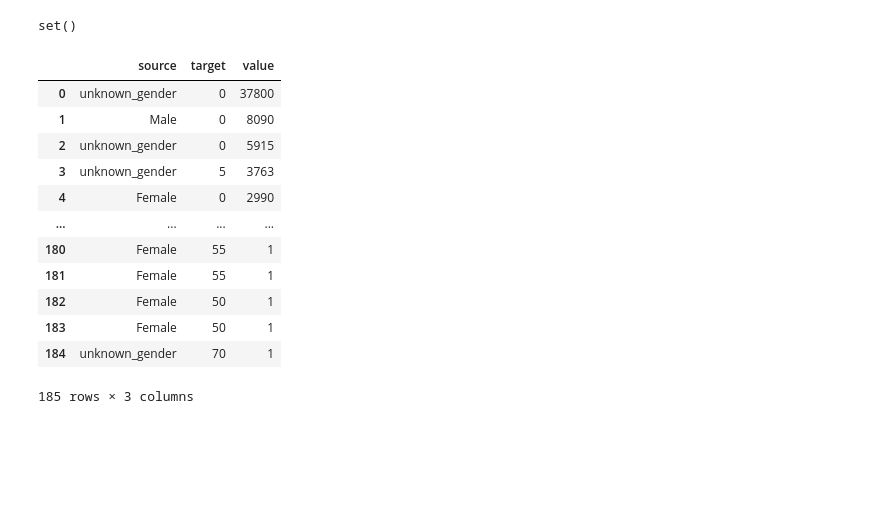
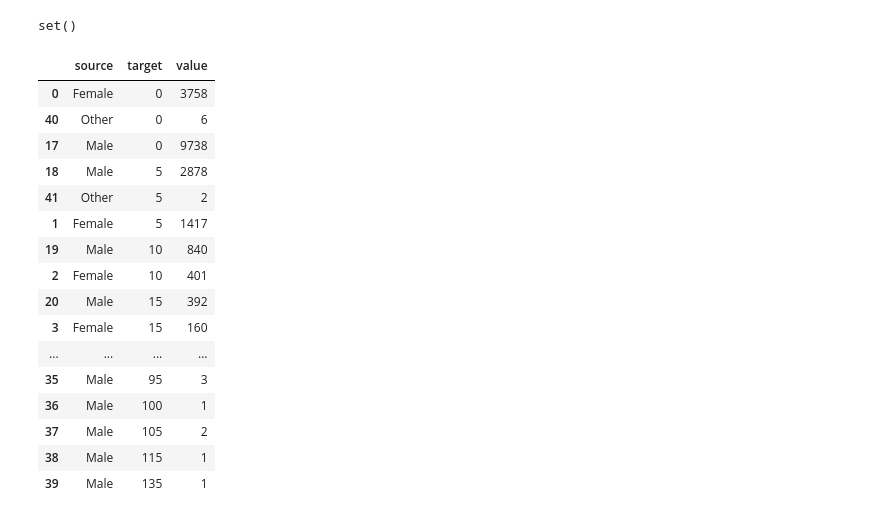
Before and after one commit to jorislimonier/collab-viz, a Jupyter notebook: joris/data_preprocessing.ipynb, the cells around one changed output. Saved outputs shown, nothing was run; the diff lists cells and outputs as text; code cells hidden in the pictures; blank space fills up the shorter version.

Commit message:
group redundancies gender to nb_albums

```diff
--- a/joris/data_preprocessing.ipynb
+++ b/joris/data_preprocessing.ipynb
@@ -101,12 +107,14 @@ display(albums_data.head(2), artists_data.head(2))
 | 0 | ObjectId(56d7e91b6b60c09814f93e4a) | NaN | [{"id_member_musicbrainz":"3ec05e... | Group |
 | 1 | ObjectId(56d7e91c6b60c09814f93e4c) | NaN | [{"id_member_musicbrainz":"82bd3d... | Group |
 # %%
-df_albums = albums_data\
-    .copy()\
-    .groupby("id_artist").count()\
-    .rename(columns={"_id": "nb_albums"})\
-    .reset_index()
-df_albums["id_artist"] = [element if element.startswith("ObjectId(") else "ObjectId("+element+")" for element in df_albums["id_artist"]]
+df_albums = (albums_data
+    .copy()
+    .groupby("id_artist").count()
+    .rename(columns={"_id": "nb_albums"})
+    .reset_index())
+
+df_albums["id_artist"] = [element if element.startswith(
+    "ObjectId(") else "ObjectId("+element+")" for element in df_albums["id_artist"]]
 
 df_albums
 # %% [output]
@@ -124,10 +132,10 @@ df_albums
 | 77491 | ObjectId(57c92593e5c453a411c77256) | 16 |
 77492 rows × 2 columns
 # %%
-df_artists = artists_data\
-    .copy()\
-    .rename(columns={"_id":"id_artist"})\
-    [["id_artist", "gender"]]\
+df_artists = (artists_data
+    .copy()
+    .rename(columns={"_id":"id_artist"})
+    [["id_artist", "gender"]])
 
 df_artists
 # %% [output]
@@ -151,26 +159,39 @@ set(l1).symmetric_difference(set(l2))
 # %% [output]
 set()
 # %%
-df = df_artists.copy()\
-    .merge(df_albums, on="id_artist", how="outer")
-df = df.fillna({col: "unknown_"+col for col in df.columns})\
-    .drop(columns="id_artist")\
-    .value_counts()\
-    .reset_index()
+df = (df_artists
+      .copy()
+      .merge(df_albums, on="id_artist", how="outer")
+      .fillna({col: "unknown_"+col for col in df.columns})
+      .drop(columns="id_artist")
+      .value_counts()
+      .reset_index())
 df.columns = sankey_col
+
+# Make bins
 df["target"] = df["target"].apply(lambda x: np.round(2*x, decimals=-1)//2)
+df = (df.groupby(["source", "target"])
+      .sum()
+      .reset_index()
+      .sort_values("target")
+      )
+
 df
 # %% [output]
 |  | source | target | value |
-| 0 | unknown_gender | 0 | 37800 |
-| 1 | Male | 0 | 8090 |
-| 2 | unknown_gender | 0 | 5915 |
-| 3 | unknown_gender | 5 | 3763 |
-| 4 | Female | 0 | 2990 |
+| 0 | Female | 0 | 3758 |
+| 40 | Other | 0 | 6 |
+| 17 | Male | 0 | 9738 |
+| 18 | Male | 5 | 2878 |
+| 41 | Other | 5 | 2 |
+| 1 | Female | 5 | 1417 |
+| 19 | Male | 10 | 840 |
+| 2 | Female | 10 | 401 |
+| 20 | Male | 15 | 392 |
+| 3 | Female | 15 | 160 |
 | ... | ... | ... | ... |
-| 180 | Female | 55 | 1 |
-| 181 | Female | 55 | 1 |
-| 182 | Female | 50 | 1 |
-| 183 | Female | 50 | 1 |
-| 184 | unknown_gender | 70 | 1 |
+| 35 | Male | 95 | 3 |
+| 36 | Male | 100 | 1 |
+| 37 | Male | 105 | 2 |
+| 38 | Male | 115 | 1 |
+| 39 | Male | 135 | 1 |
-185 rows × 3 columns
```
Also changed, not shown: parts of 7 cells of this notebook, 1 other file.
